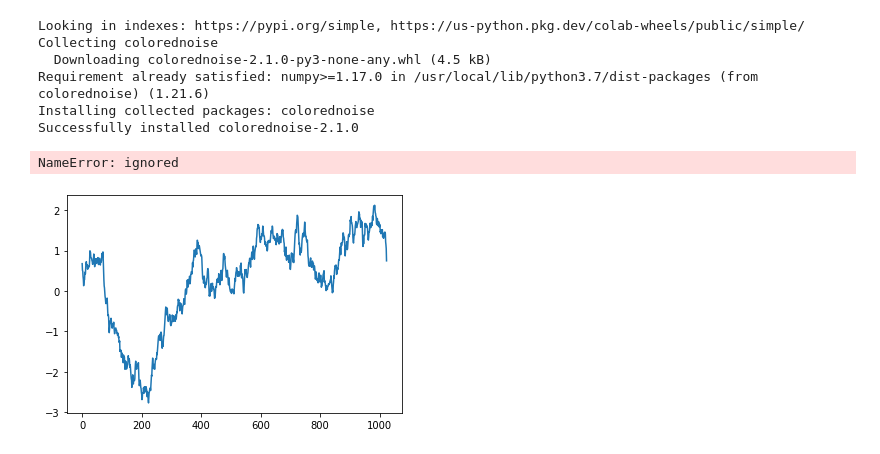
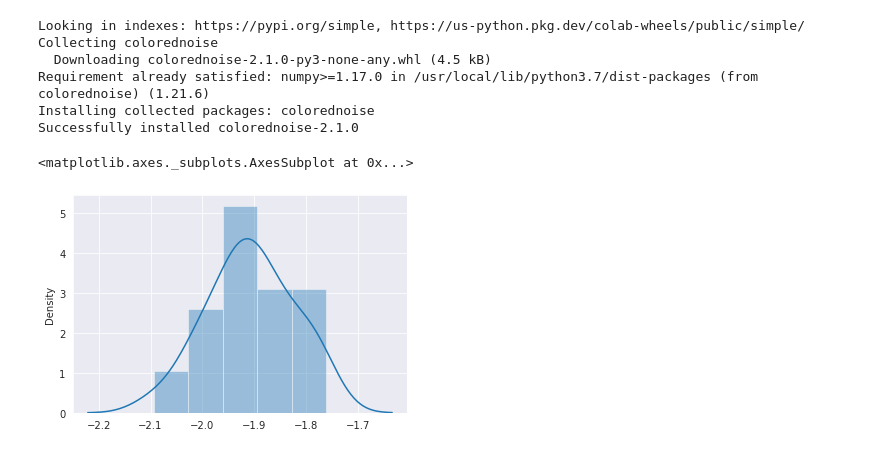
Before and after one commit to barauna-lo/Colored_Noise, a Jupyter notebook: CervejaGratis.ipynb, the cells around one changed output. Drawn from its saved outputs; the diff is of its cells as text; code cells hidden in the pictures.

```diff
--- a/CervejaGratis.ipynb
+++ b/CervejaGratis.ipynb
@@ -16,3 +21,7 @@ from sklearn.preprocessing import MinMaxScaler, MaxAbsScaler
 
 import numpy as np
 import matplotlib.pyplot as plt
+
+import seaborn as sns
+#np.random.seed(42)
+sns.set_style('darkgrid')
@@ -274,7 +312,7 @@ Installing collected packages: colorednoise
 Successfully installed colorednoise-2.1.0
 # %%
 bet = 0
-samples = 2**15
+samples = 2**12
 
 wn = cn.powerlaw_psd_gaussian(0, samples)
 pn = cn.powerlaw_psd_gaussian(1, samples)
@@ -290,12 +328,18 @@ def norm(data):
 wn1,wn2 = norm(wn)
 pn1,pn2 = norm(pn)
 rn1,rn2 = norm(rn)
-# %% [output]
-NameError: ignored
-# %%
-data = [cn.powerlaw_psd_gaussian(2, 2**10) for i in range(10)]
-plt.figure()
-plt.plot(data[0])
-plt.show()
-# %% [output]
-[figure, removed]
+# %%
+bet = 0
+samples = 1024
+win_in = 1024
+win_ou = 1024
+jump = 512
+
+dataset = rn2
+#trainX,trainY = create_dataset(dataset,win_in,win_ou,jump)
+trainX, trainY, trainX_test,trainY_test = create_dataset(dataset,win_in,win_ou,jump)
+# %%
+sns.distplot(DBeta().beta(trainX))
+# %% [output]
+<matplotlib.axes._subplots.AxesSubplot at 0x...>
+[figure, added]
```
Also changed, not shown: parts of 9 cells of this notebook.
